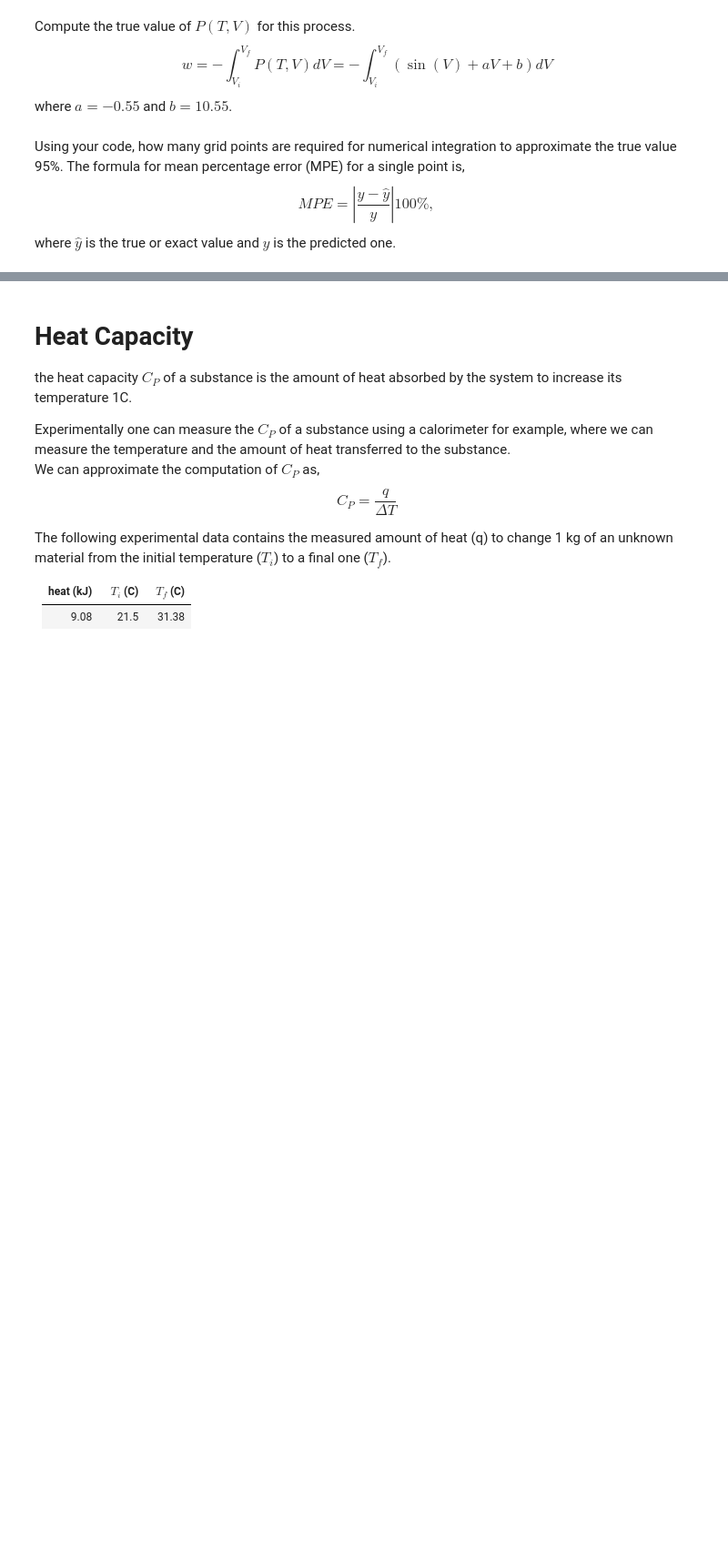
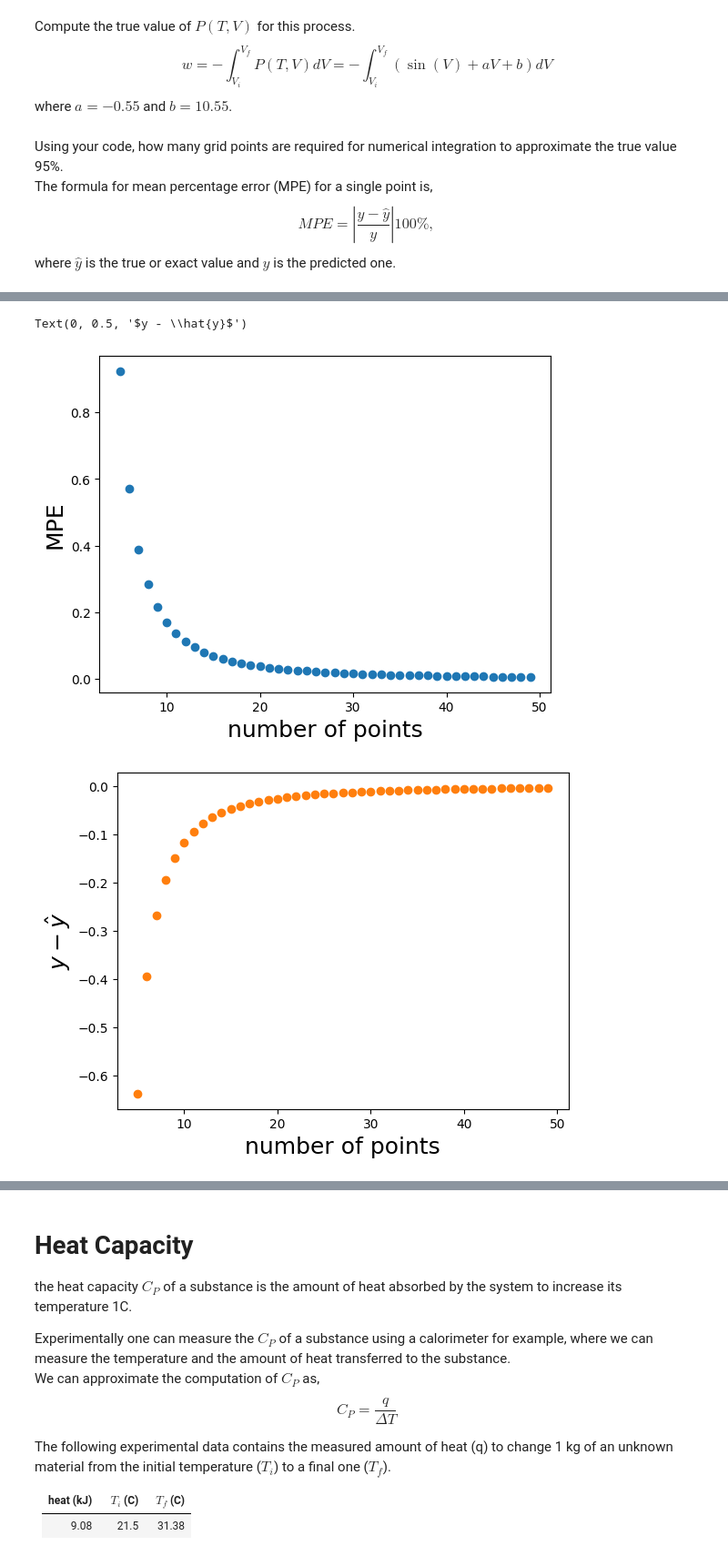
Before and after one commit to ChemAI-Lab/Math4Chem, a Jupyter notebook: website/Lecture_Notes/Coding/answers/intro_thermo.ipynb, the cells around one changed output, grey strips where cells are left out. Shown at 91% size. Cells and saved outputs as stored; diff of their text form; code cells hidden in the pictures; blank space fills up the shorter version.

```diff
--- a/website/Lecture_Notes/Coding/answers/intro_thermo.ipynb
+++ b/website/Lecture_Notes/Coding/answers/intro_thermo.ipynb
@@ -101,8 +144,8 @@ $$ -->
 # %%
 # code for trapezoidal rule
 def trap_rule(y, dx):
-    int_value = y[0]*(dx/2)
-    for yi in y[1:]:
+    int_value = y[0]*(dx/2) + y[-1]*(dx/2)
+    for yi in y[1:-1]:
         int_value += yi*dx
     return int_value
 # %%
@@ -127,7 +175,7 @@ where $a = -0.55$ and $b = 10.55$.
 
 <!-- w = -69.1044 -->
 # %% [markdown]
-Using your code, how many grid points are required for numerical integration to approximate the true value  95%.
+Using your code, how many grid points are required for numerical integration to approximate the true value  95%. <br>
 The formula for mean percentage error (MPE) for a single point is,
 $$
 MPE =  \left| \frac{y - \hat{y}}{y} \right|100\%,
@@ -139,7 +187,7 @@ def MPE(y,y_hat):
     e = (y - y_hat)/y_hat
     return np.abs(e) * 100
 # %%
-n_ = np.arange(100,5100,200)
+n_ = np.arange(5,50,1)
 
 w_exact = 69.1044
 mpe_ = [] # list to store the values
@@ -151,6 +199,7 @@ for n in n_:
 
     w = trap_rule(p,dv)
     w_.append(w)
+
     mpei = MPE(w,w_exact)
     mpe_.append(mpei)
     print(n, f'{w:.4f}')
@@ -169,5 +218,6 @@ plt.ylabel('MPE', fontsize=18)
 plt.figure(1)
 plt.scatter(n_, w_ - w_exact,color='tab:orange')
 plt.xlabel('number of points', fontsize=18)
-plt.ylabel(r'$w - \hat{w}$', fontsize=18)
-plt.yscale('log')
+plt.ylabel(r'$y - \hat{y}$', fontsize=18)
+# plt.yscale('log')
+# %% [output]
@@ -173,0 +241,3 @@ plt.yscale('log')
+Text(0, 0.5, '$y - \\hat{y}$')
+[figure, added]
+[figure, added]
```
Also changed, not shown: parts of 10 cells of this notebook, 1 other file.
